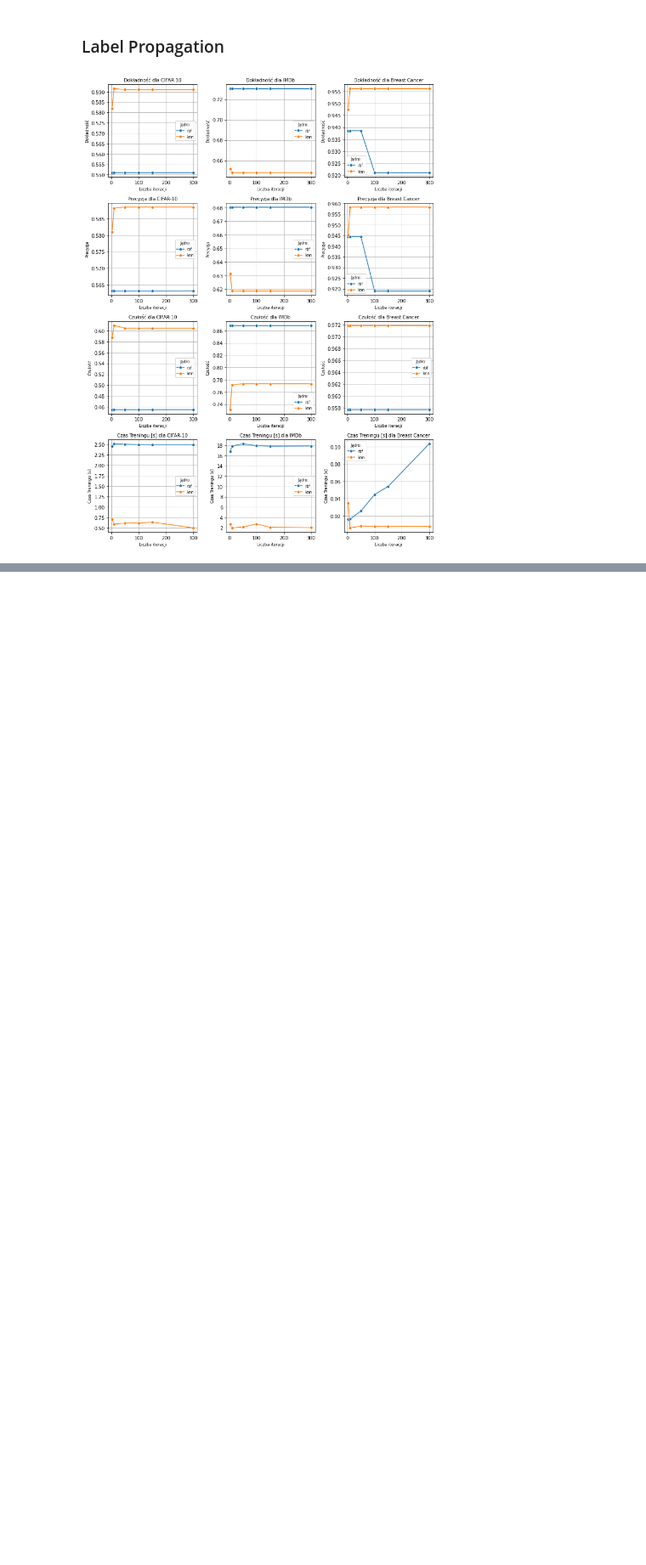
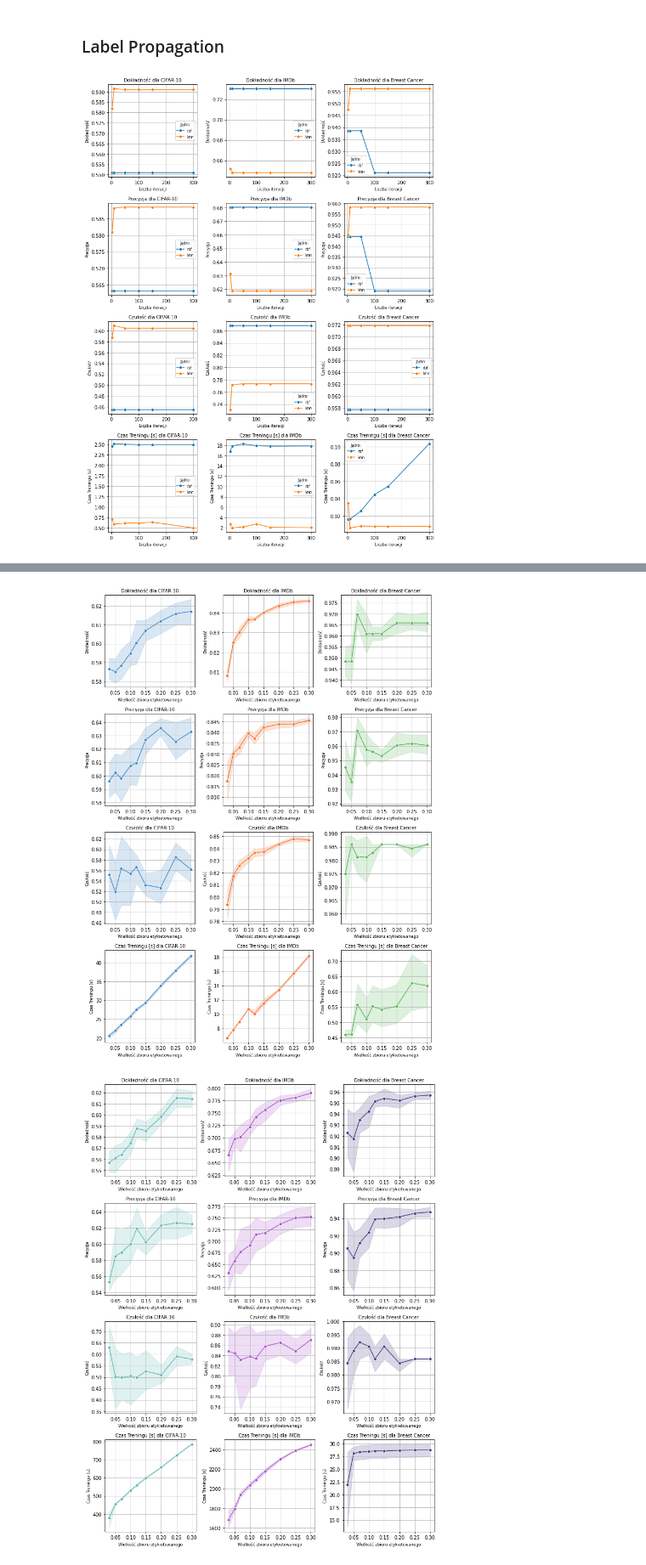
Before and after one commit to github-kamilk/BSc_Thesis, a Jupyter notebook: Experiments_analysis.ipynb, the cells around one changed output, grey strips where cells are left out. Shown at 85% size. Cells and saved outputs as stored; diff of their text form; code cells hidden in the pictures; blank space fills up the shorter version.

```diff
--- a/Experiments_analysis.ipynb
+++ b/Experiments_analysis.ipynb
@@ -798,0 +853,59 @@ plt.show()
+# %%
+import pandas as pd
+import matplotlib.pyplot as plt
+import seaborn as sns
+import json
+
+file_path_updated = 'executed_experiments/exp_3_all_results.json'
+with open(file_path_updated, 'r') as file:
+    lp_results_updated = json.load(file)
+
+plot_colors_1 = ['#428bca', '#f37735', '#5cb85c']
+PlotTwist = ['#61bbb6', '#ad56cd', '#4a3b85']
+Plots2classes = ['#dd1c77', '#2ca25f', '#99d8b3']
+plot_colors_3 = ['#ff4500', '#836fff', '#00ff7f']
+
+palete = [plot_colors_1, PlotTwist, Plots2classes, plot_colors_3]
+
+palete_num=0
+for algorithm in ['Tri_Training', 'Assemble', 'SemiBoost', 'LabelPropagation']:
+    df_updated = pd.DataFrame(lp_results_updated)
+    df_updated = df_updated[df_updated.algorithm == algorithm]
+
+    datasets = ['cifar10', 'imdb','breast_cancer']
+    labeled_size_list = [.03, .05, .07, .1, .12, .15, .20, .25, .30]
+    df_updated = df_updated[df_updated.labeled_size.isin(labeled_size_list)]
+    # metrics_for_plot = ['test_accuracy', 'test_precision', 'test_recall', 'test_f1_score', 'training_time']
+    # titles = ['Dokładność', 'Precyzja', 'Czułość', 'Miara F1', 'Czas Treningu']
+    metrics_for_plot = ['test_accuracy', 'test_precision', 'test_recall', 'training_time']
+    titles = ['Dokładność', 'Precyzja', 'Czułość', 'Czas Treningu [s]']
+
+    # Flatten the 'results_test' into separate columns
+    test_results_columns = df_updated['results_test'].apply(pd.Series)
+    df_updated = pd.concat([df_updated.drop(['results_test'], axis=1), test_results_columns], axis=1)
+
+    multiplier = 0.7
+    title_dic = {'cifar10' : 'CIFAR-10', 'imdb' : 'IMDb', 'breast_cancer' : 'Breast Cancer'}
+    #plt.figure(figsize=(20*multiplier, 15*multiplier))
+    #for i, dataset in enumerate(datasets):
+        #for j, metric in enumerate(metrics_for_plot):
+            #plt.subplot(len(datasets), len(metrics_for_plot), i * len(metrics_for_plot) + j + 1)
+    plt.figure(figsize=(15*multiplier, 20*multiplier))
+    for j, metric in enumerate(metrics_for_plot):
+        for i, dataset in enumerate(datasets):
+            plt.subplot(len(metrics_for_plot), len(datasets), j * len(datasets) + i + 1)
+            subset = df_updated[df_updated['dataset'] == dataset]
+            sns.lineplot(data=subset, x='labeled_size', y=metric, marker='o', color=palete[palete_num][i])
+            plt.title(f'{titles[j]} dla {title_dic[dataset]}', fontsize=14*multiplier)
+            plt.xlabel('Wielkość zbioru etykietowanego', fontsize=12*multiplier)
+            plt.ylabel(titles[j], fontsize=12*multiplier)
+    #         plt.legend(title='Jądro:', fontsize=11*multiplier, title_fontsize=11*multiplier)
+            plt.grid()
+
+    plt.tight_layout()
+    plt.savefig(f'plots/exp3_{algorithm}.pdf')
+    plt.show()
+    palete_num+=1
+# %% [output]
+[figure, added]
+[figure, added]
```
Also changed, not shown: parts of 24 cells of this notebook.
